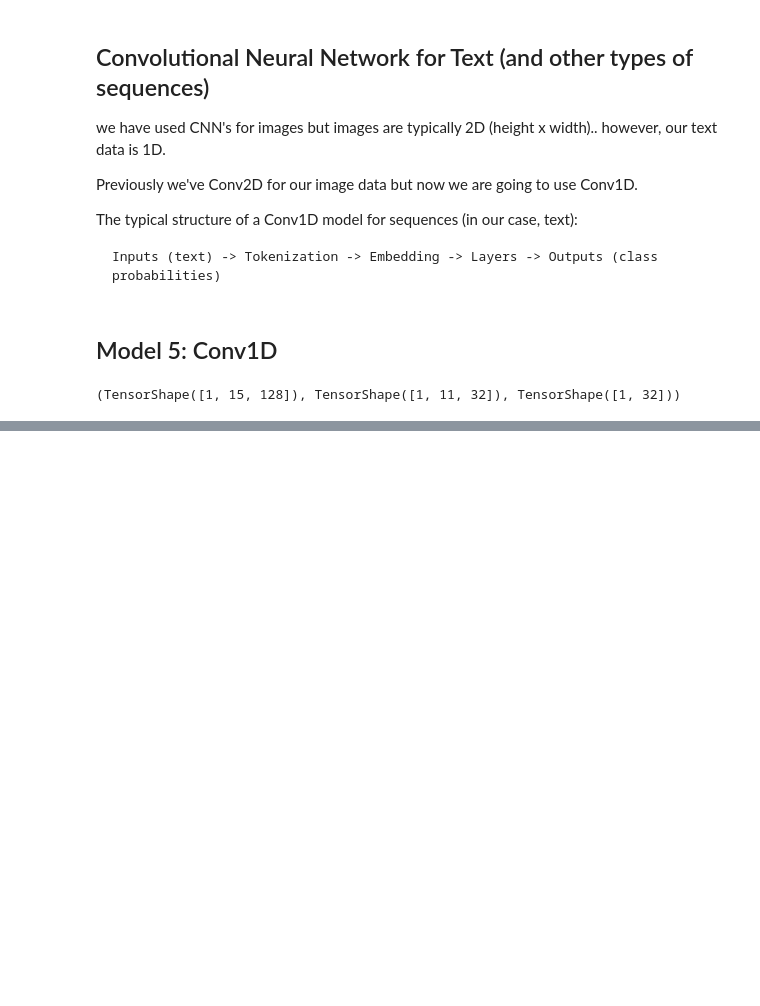
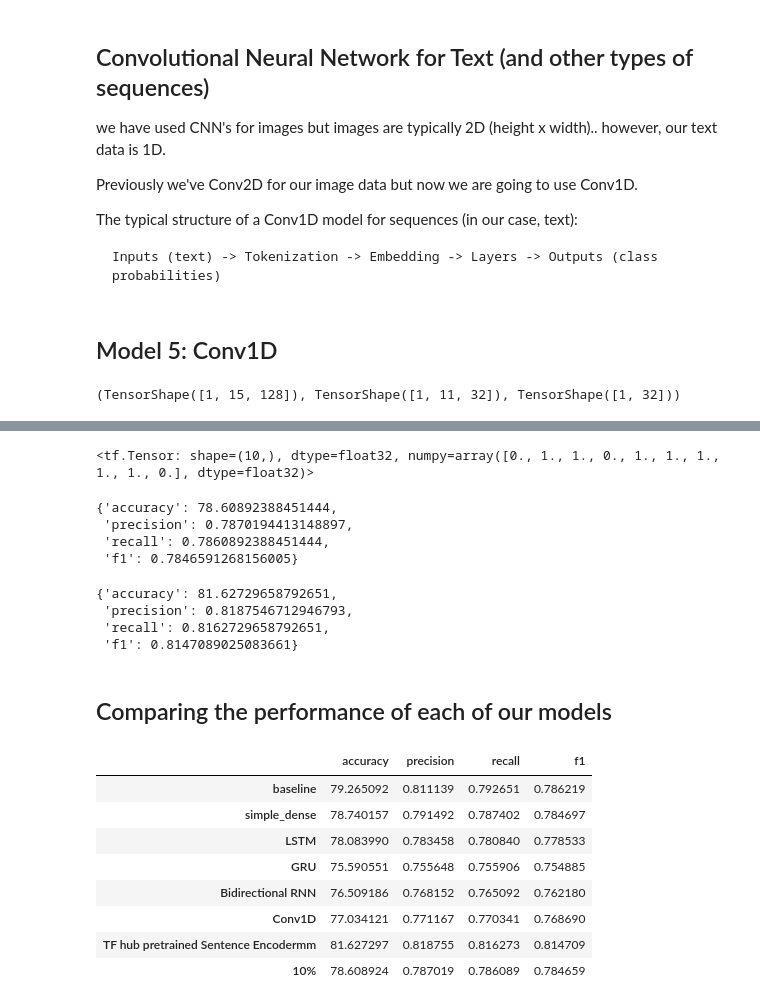
Before and after one commit to Nuthan03/NLP, a Jupyter notebook: Introduction_to_NLP.ipynb, the cells around one changed output, grey strips where cells are left out. Drawn from its saved outputs; the diff is of its cells as text; code cells hidden in the pictures; blank space fills up the shorter version.

```diff
--- a/Introduction_to_NLP.ipynb
+++ b/Introduction_to_NLP.ipynb
@@ -1070,0 +1393,8 @@ array([[0.03252532, 0.0397848 , 0.01553619, 0.05530822, 0.08137994,
+# %%
+# Fit the model to the 10% training data subsets
+model_7_history = model_7.fit(train_sentences_10_percent,
+                              train_labels_10_percent,
+                              epochs=5,
+                              validation_data=(val_sentences, val_labels),
+                              callbacks=[create_wandb_callback(SAVE_DIR,
+                                                               "tf_hub_sentence_encoder_10_percent_correct_split")])
@@ -1070,0 +1426,4 @@ array([[0.03252532, 0.0397848 , 0.01553619, 0.05530822, 0.08137994,
+# %%
+# Make predictions with the model trained on 10% of the data
+model_7_pred_probs = model_7.predict(val_sentences)
+model_7_pred_probs[:10]
@@ -1070,0 +1442,44 @@ array([[0.03252532, 0.0397848 , 0.01553619, 0.05530822, 0.08137994,
+# %%
+model_7_preds = tf.squeeze(tf.round(model_7_pred_probs))
+model_7_preds[:10]
+# %% [output]
+<tf.Tensor: shape=(10,), dtype=float32, numpy=array([0., 1., 1., 0., 1., 1., 1., 1., 1., 0.], dtype=float32)>
+# %%
+model_7_results = calculaute_results(val_labels, model_7_preds)
+model_7_results
+# %% [output]
+{'accuracy': 78.60892388451444,
+ 'precision': 0.7870194413148897,
+ 'recall': 0.7860892388451444,
+ 'f1': 0.7846591268156005}
+# %%
+model_6_results
+# %% [output]
+{'accuracy': 81.62729658792651,
+ 'precision': 0.8187546712946793,
+ 'recall': 0.8162729658792651,
+ 'f1': 0.8147089025083661}
+# %% [markdown]
+## Comparing the performance of each of our models
+# %%
+# Combine model results into a DataFrame
+all_model_results = pd.DataFrame({"baseline": baseline_results,
+                                  "simple_dense": model_1_results,
+                                  "LSTM": model_2_results,
+                                  "GRU": model_3_results,
+                                  "Bidirectional RNN": model_4_results,
+                                  "Conv1D": model_5_results,
+                                  "TF hub pretrained Sentence Encodermm": model_6_results,
+                                  "10%": model_7_results})
+all_model_results = all_model_results.transpose()
+all_model_results
+# %% [output]
+|  | accuracy | precision | recall | f1 |
+| baseline | 79.265092 | 0.811139 | 0.792651 | 0.786219 |
+| simple_dense | 78.740157 | 0.791492 | 0.787402 | 0.784697 |
+| LSTM | 78.083990 | 0.783458 | 0.780840 | 0.778533 |
+| GRU | 75.590551 | 0.755648 | 0.755906 | 0.754885 |
+| Bidirectional RNN | 76.509186 | 0.768152 | 0.765092 | 0.762180 |
+| Conv1D | 77.034121 | 0.771167 | 0.770341 | 0.768690 |
+| TF hub pretrained Sentence Encodermm | 81.627297 | 0.818755 | 0.816273 | 0.814709 |
+| 10% | 78.608924 | 0.787019 | 0.786089 | 0.784659 |
```
Also changed, not shown: parts of 82 cells of this notebook.
